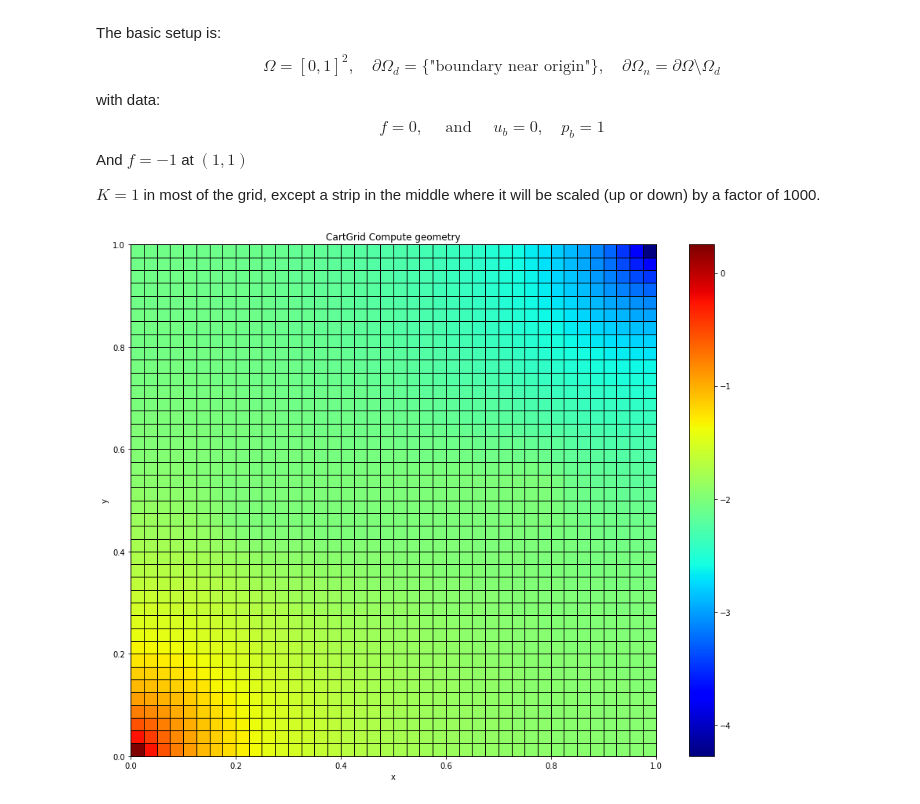
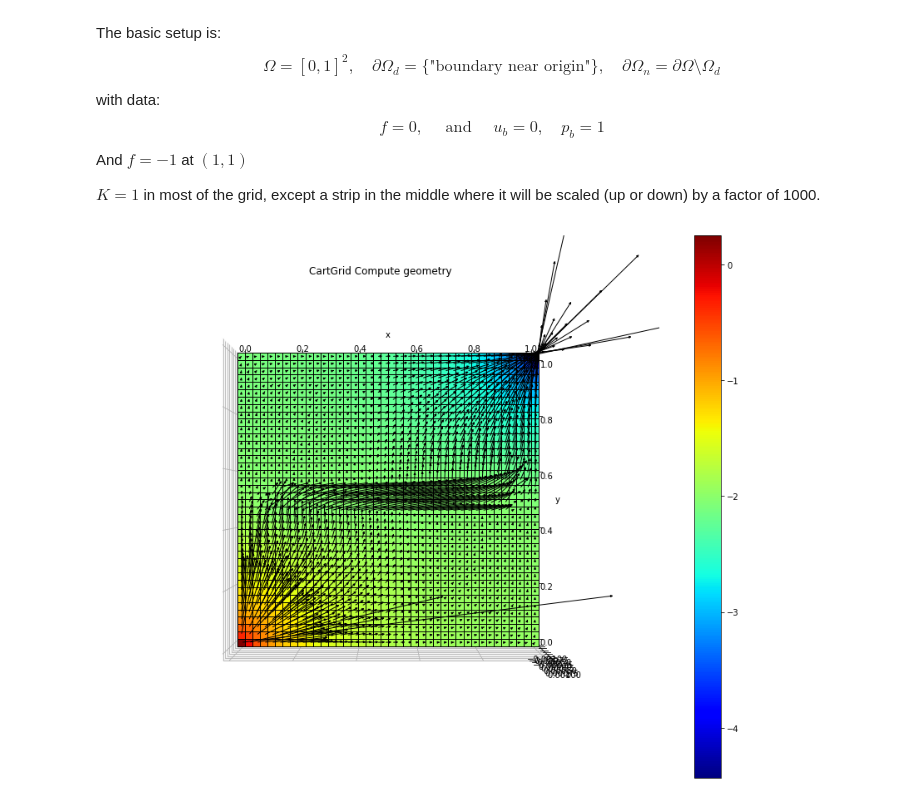
Before and after one commit to zhang-cugb/mastersproject, a Jupyter notebook: Q5-with-rectangle.ipynb, the cells around one changed output. Cells and saved outputs as stored; diff of their text form; code cells hidden in the pictures.

```diff
--- a/Q5-with-rectangle.ipynb
+++ b/Q5-with-rectangle.ipynb
@@ -41,8 +41,3 @@ $K=1$ in most of the grid, except a strip in the middle where it will be scaled
 import numpy as np
 import scipy.sparse as sps
 import porepy as pp
-# %%
-# Setup grid
-Nx = Ny = 40
-g = pp.CartGrid([Nx,Ny], [1,1])
-g.compute_geometry()
@@ -169,5 +213,6 @@ p = sps.linalg.spsolve(A, b+b1)
+# %%
+g,p,p_mvem, P0u = Q5_with_fracture(Nd=[40,40],frac_perm_factor=1e3)
 # %%
-# Visualization
-pp.plot_grid(g, p, figsize=(15, 12), plot_2d=True)
+pp.plot_grid(g, p_mvem, P0u*0.035, figsize=(15, 12))
 # %% [output]
-[figure, old version]
+[figure, new version]
```
Also changed, not shown: parts of 14 cells of this notebook.
